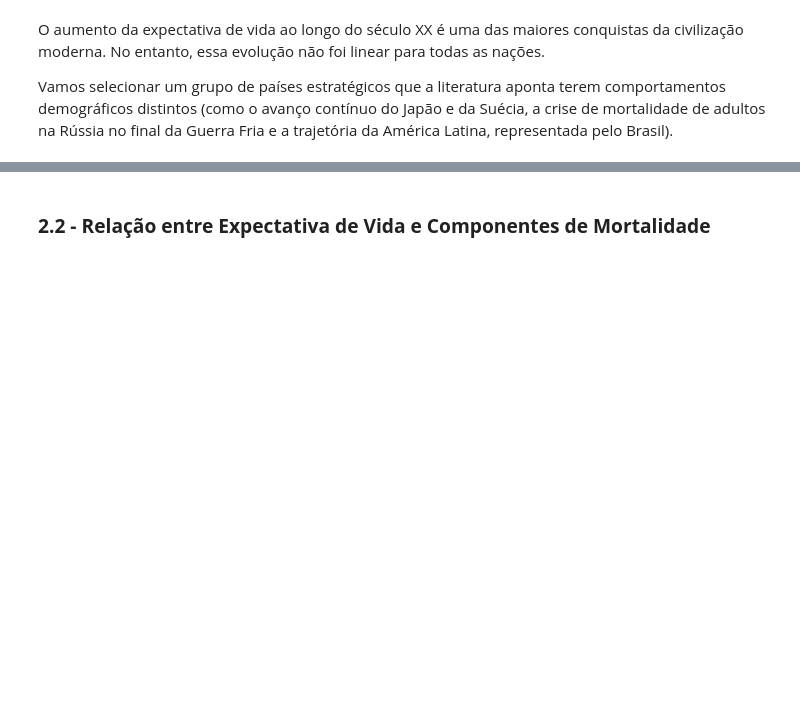
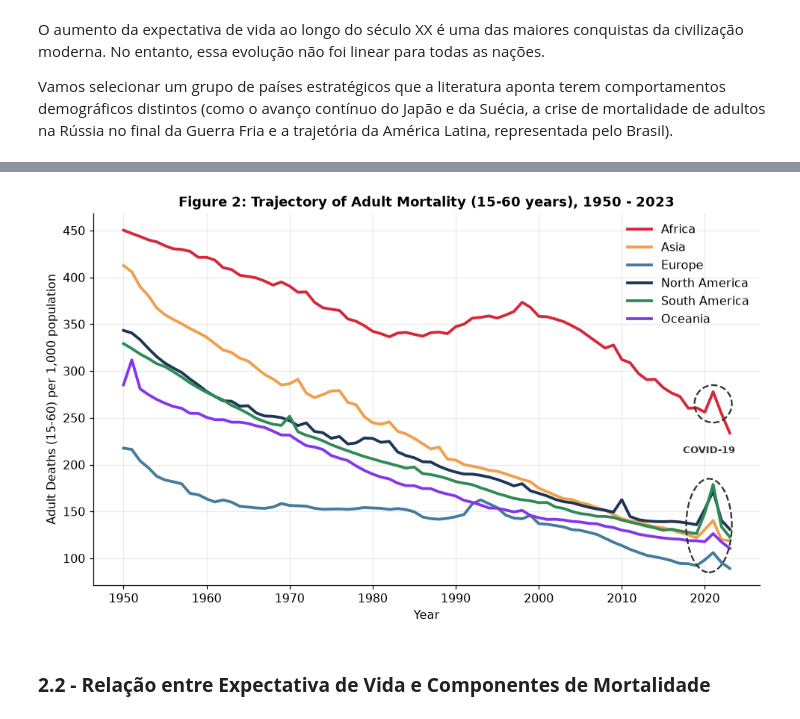
Before and after one commit to CAIO-LIMA-37/Dataquest-VeroData, a Jupyter notebook: notebooks/2_Analise_Exploratoria_de_Dados_(EDA)_e_Dinamicas_de_Idade.ipynb, the cells around one changed output, grey strips where cells are left out. Drawn from its saved outputs; the diff is of its cells as text; code cells hidden in the pictures; blank space fills up the shorter version.

```diff
--- a/notebooks/2_Analise_Exploratoria_de_Dados_(EDA)_e_Dinamicas_de_Idade.ipynb
+++ b/notebooks/2_Analise_Exploratoria_de_Dados_(EDA)_e_Dinamicas_de_Idade.ipynb
@@ -179,3 +223,86 @@ plt.show()
+# %%
+# ==============================================================================
+# PANEL 2: ADULT MORTALITY (15 to 60 years)
+# ==============================================================================
+plt.figure(figsize=(9, 5.5))
+
+# Criando a cópia temporária e traduzindo para não alterar os dados originais
+df_plot2 = df_hist_cont.copy()
+df_plot2['Continente'] = df_plot2['Continente'].map({
+    'África': 'Africa', 'Ásia': 'Asia', 'América do Sul': 'South America',
+    'América do Norte': 'North America', 'Europa': 'Europe', 'Oceania': 'Oceania'
+}).fillna(df_plot2['Continente'])
+df_plot2 = df_plot2.rename(columns={'Continente': 'Continent'})
+
+# Garantindo as chaves em inglês para a paleta
+cores_continentes = {
+    'Africa': '#D62839', 'Asia': '#F29E4C', 'South America': '#2E8B57',
+    'North America': '#1D3557', 'Europe': '#457B9D', 'Oceania': '#8338EC'
+}
+
+sns.lineplot(
+    data=df_plot2,
+    x='Ano',
+    y='Mort_Adulta_15_60',
+    hue='Continent',
+    palette=cores_continentes,
+    linewidth=2.5,
+    errorbar=None
+)
+
+# --- INÍCIO DA ANOTAÇÃO DA COVID-19 ---
+ax = plt.gca()
+
+# 1. Elipse Superior (Bloco África)
+elipse_covid_topo = patches.Ellipse(
+    xy=(2021, 265), # Centro do pico africano
+    width=4.5,
+    height=40,
+    edgecolor='#333333',
+    facecolor='none',
+    linewidth=1.5,
+    linestyle='--',
+    zorder=10
+)
+ax.add_patch(elipse_covid_topo)
+
+# 2. Elipse Inferior (Bloco Global: Américas, Ásia, Europa, Oceania)
+elipse_covid_base = patches.Ellipse(
+    xy=(2020.5, 135), # Centro do bloco inferior
+    width=5.5,
+    height=100,       # Altura maior para abraçar desde a Europa até a América do Sul
+    edgecolor='#333333',
+    facecolor='none',
+    linewidth=1.5,
+    linestyle='--',
+    zorder=10
+)
+ax.add_patch(elipse_covid_base)
+
+# 3. Adicionando o texto explicativo centralizado entre as duas elipses
+plt.text(
+    2020.5, 215, # Eixo Y calculado para ficar no meio-termo perfeito
+    'COVID-19',
+    fontsize=8.5,
+    fontweight='bold',
+    color='#333333',
+    ha='center',
+    va='center',
+    zorder=10
+)
+# --- FIM DA ANOTAÇÃO ---
+
+plt.title('Figure 2: Trajectory of Adult Mortality (15-60 years), 1950 - 2023', fontsize=12, fontweight='bold')
+plt.xlabel('Year')
+plt.ylabel('Adult Deaths (15-60) per 1,000 population')
+plt.legend(loc='upper right')
+plt.tight_layout()
+
+# Salvando
+plt.savefig('../figuras_pdf/02_trajetoria_mortalidade_adulta_continentes.pdf', format='pdf', dpi=300, bbox_inches='tight')
+plt.show()
+# %% [output]
+[figure, added]
 # %% [markdown]
 ### **2.2 - Relação entre Expectativa de Vida e Componentes de Mortalidade**
 # %% [markdown]
```
Also changed, not shown: parts of 3 cells of this notebook, 4 other files.
